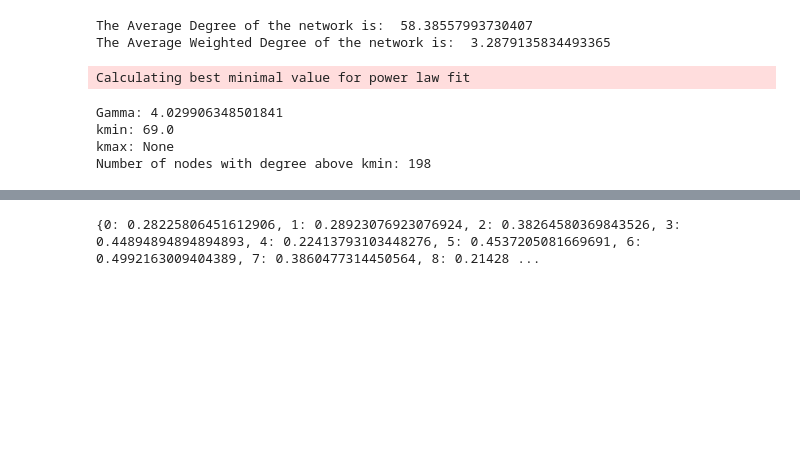
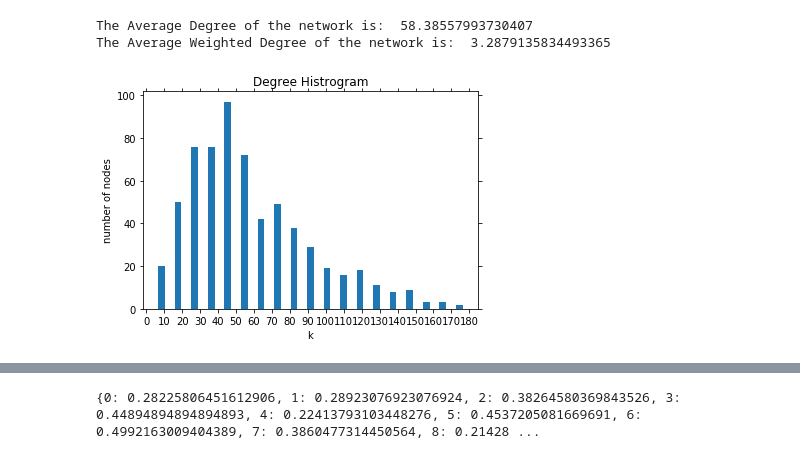
Before and after one commit to andreiarog/RC_project2, a Jupyter notebook: proj_initial_analysis.ipynb, the cells around one changed output, grey strips where cells are left out. Cells and saved outputs as stored; diff of their text form; code cells hidden in the pictures; blank space fills up the shorter version.

```diff
--- a/proj_initial_analysis.ipynb
+++ b/proj_initial_analysis.ipynb
@@ -48,79 +48,36 @@ def averageWeightedDegree(G):
 
 #Degree Distribution
 #obtain plot of histogram, degree distribution and cumulative degree distribution
 def degreeDistribution(G):
     #get sequence of the degrees of each node ordered
     degree_sequence = sorted([d for n, d in G.degree()], reverse=True)
     degreeCount = collections.Counter(degree_sequence) #gives a list that as the degree and number of times it repeats
     degree, count = zip(*degreeCount.items()) #to obtain arguments separated
 
 
     plt.figure()
-    plt.bar(degree, count, width=1) #plot histogram
+    #plt.bar(degree, count, width=1) #plot histogram
+    plt.hist(degree_sequence, bins=19, rwidth=0.4)
     plt.xticks(np.arange(0, 190, 10))
     plt.title("Degree Histrogram")
     plt.ylabel("number of nodes")
     plt.xlabel("k")
 
-    N = G.number_of_nodes()
-    count = list(count) #convert to list
-    # normalize count to obtain P(k)
-    for i in range(len(count)):
-        count[i] = count[i]/N
 
-    plt.figure()
-    plt.loglog(degree, count, 'o') #plot with log scaling on both axis
-    plt.title("Degree Distribution with log-log scale")
-    plt.ylabel("log₁₀ P(k)")
-    plt.xlabel("log₁₀ k")
-
-    count_cum = []
-    for i in range(len(count)):
-        count_cum += [sum(count[0:i+1])] #append each cum_sum to the list
-
-    plt.figure()
-    plt.loglog(degree, count_cum, 'o') #plot with log scaling on both axis
-    plt.title("Cumulative Degree Distribution with log-log scale")
-    plt.ylabel("log₁₀ Pcum(k)")
-    plt.xlabel("log₁₀ k")
-
-    degrees = G.degree() #get list with pairs (node, degree)
-    valuesDeg = [d for n, d in degrees] #get list of degrees of each node
-    #print("Degrees:", valuesDeg)
-
-    #determine gamma for degree distribution
-    parameters = pl.Fit(valuesDeg) #obtain parameters fitting to a power law distribution according to data
-    gamma = parameters.alpha
-    print("Gamma:", gamma)
-    kmin = parameters.xmin
-    kmax = parameters.xmax
-    print("kmin:", kmin)
-    print("kmax:", kmax)
-
-    #determine number of nodes fitted by power-law
-    numberNodes_aboveKmin = 0
-    for i in range(len(valuesDeg)):
-        if valuesDeg[i] > int(kmin):
-            numberNodes_aboveKmin += 1
-    print("Number of nodes with degree above kmin:", numberNodes_aboveKmin)
 
 G = createGraph('Coactivation_matrix.mat')
 
 av_degree = averageDegree(G)
 print("The Average Degree of the network is: ", av_degree)
 
 weightedDegree, av_w_degree = averageWeightedDegree(G)
 print("The Average Weighted Degree of the network is: ", av_w_degree)
 
 degreeDistribution(G)
 # %% [output]
 The Average Degree of the network is:  58.38557993730407
 The Average Weighted Degree of the network is:  3.2879135834493365
-Calculating best minimal value for power law fit
-Gamma: 4.029906348501841
-kmin: 69.0
-kmax: None
-Number of nodes with degree above kmin: 198
+[figure, added]
 # %%
 #Getting average path lenght for every connected component
 num_connected_components = 0
```
Also changed, not shown: parts of 4 cells of this notebook, 1 other file.
